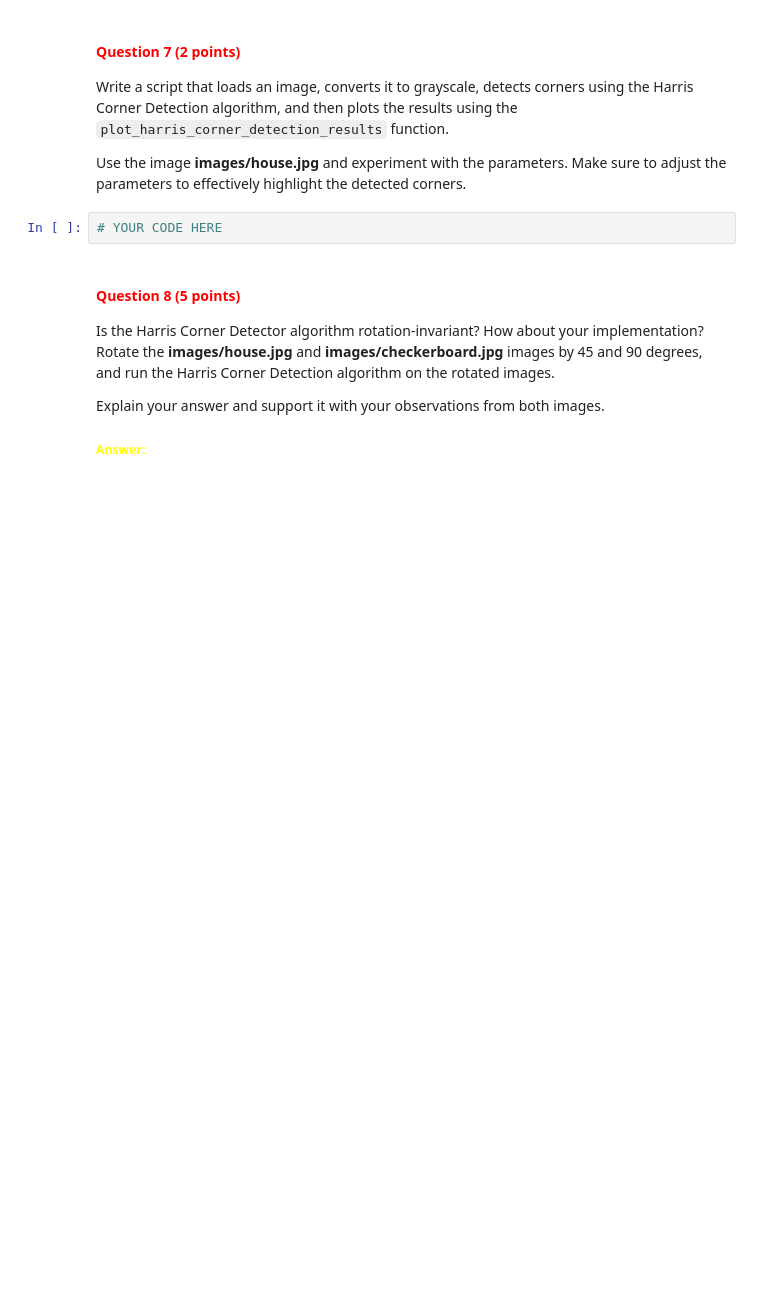
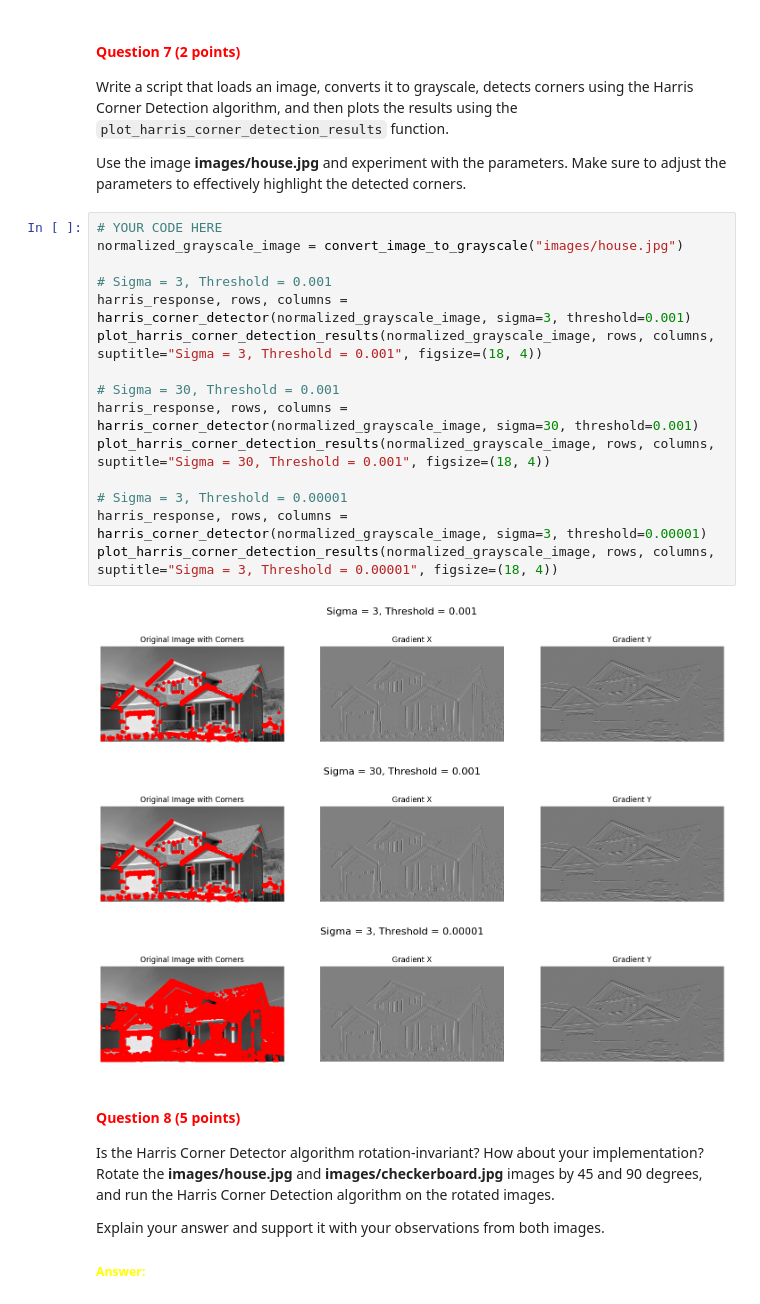
Before and after one commit to migueltmendes/Computer_vision_group66, a Jupyter notebook: cv1-lab-3-daoterog.ipynb, the cells around one changed output. Drawn from its saved outputs; the diff is of its cells as text; blank space fills up the shorter version.

```diff
--- a/cv1-lab-3-daoterog.ipynb
+++ b/cv1-lab-3-daoterog.ipynb
@@ -365,8 +432,25 @@ Use the image **images/checkerboard.jpg** and experiment with the parameters. Ma
 Write a script that loads an image, converts it to grayscale, detects corners using the Harris Corner Detection algorithm, and then plots the results using the `plot_harris_corner_detection_results` function.
 
 Use the image **images/house.jpg** and experiment with the parameters. Make sure to adjust the parameters to effectively highlight the detected corners.
-# %%
-# YOUR CODE HERE
+# %%
+# YOUR CODE HERE
+normalized_grayscale_image = convert_image_to_grayscale("images/house.jpg")
+
+# Sigma = 3, Threshold = 0.001
+harris_response, rows, columns = harris_corner_detector(normalized_grayscale_image, sigma=3, threshold=0.001)
+plot_harris_corner_detection_results(normalized_grayscale_image, rows, columns, suptitle="Sigma = 3, Threshold = 0.001", figsize=(18, 4))
+
+# Sigma = 30, Threshold = 0.001
+harris_response, rows, columns = harris_corner_detector(normalized_grayscale_image, sigma=30, threshold=0.001)
+plot_harris_corner_detection_results(normalized_grayscale_image, rows, columns, suptitle="Sigma = 30, Threshold = 0.001", figsize=(18, 4))
+
+# Sigma = 3, Threshold = 0.00001
+harris_response, rows, columns = harris_corner_detector(normalized_grayscale_image, sigma=3, threshold=0.00001)
+plot_harris_corner_detection_results(normalized_grayscale_image, rows, columns, suptitle="Sigma = 3, Threshold = 0.00001", figsize=(18, 4))
+# %% [output]
+[figure, added]
+[figure, added]
+[figure, added]
 # %% [markdown]
 <a id="question-8"></a>
 #### <font color='#FF0000'>Question 8 (5 points)</font>
```
Also changed, not shown: parts of 10 cells of this notebook.
